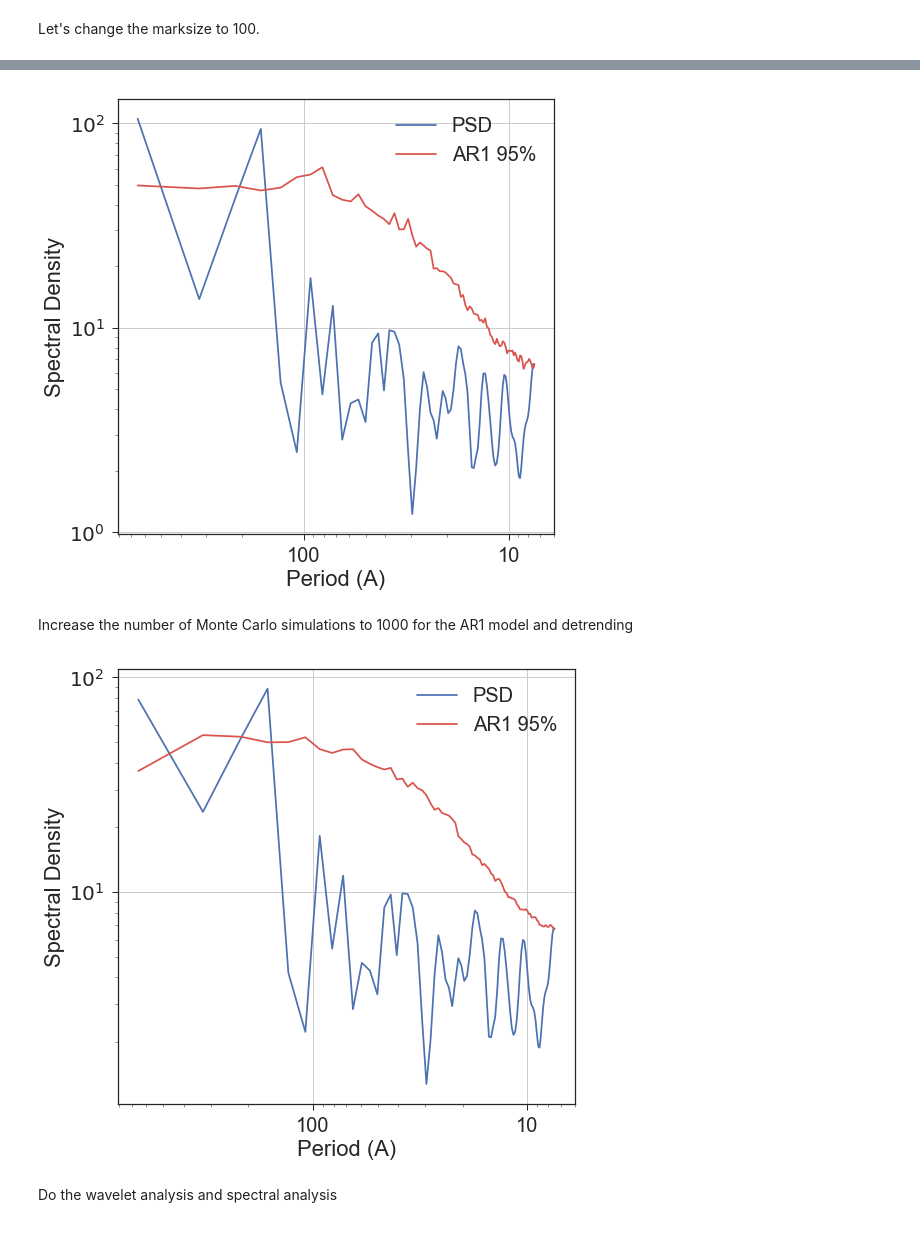
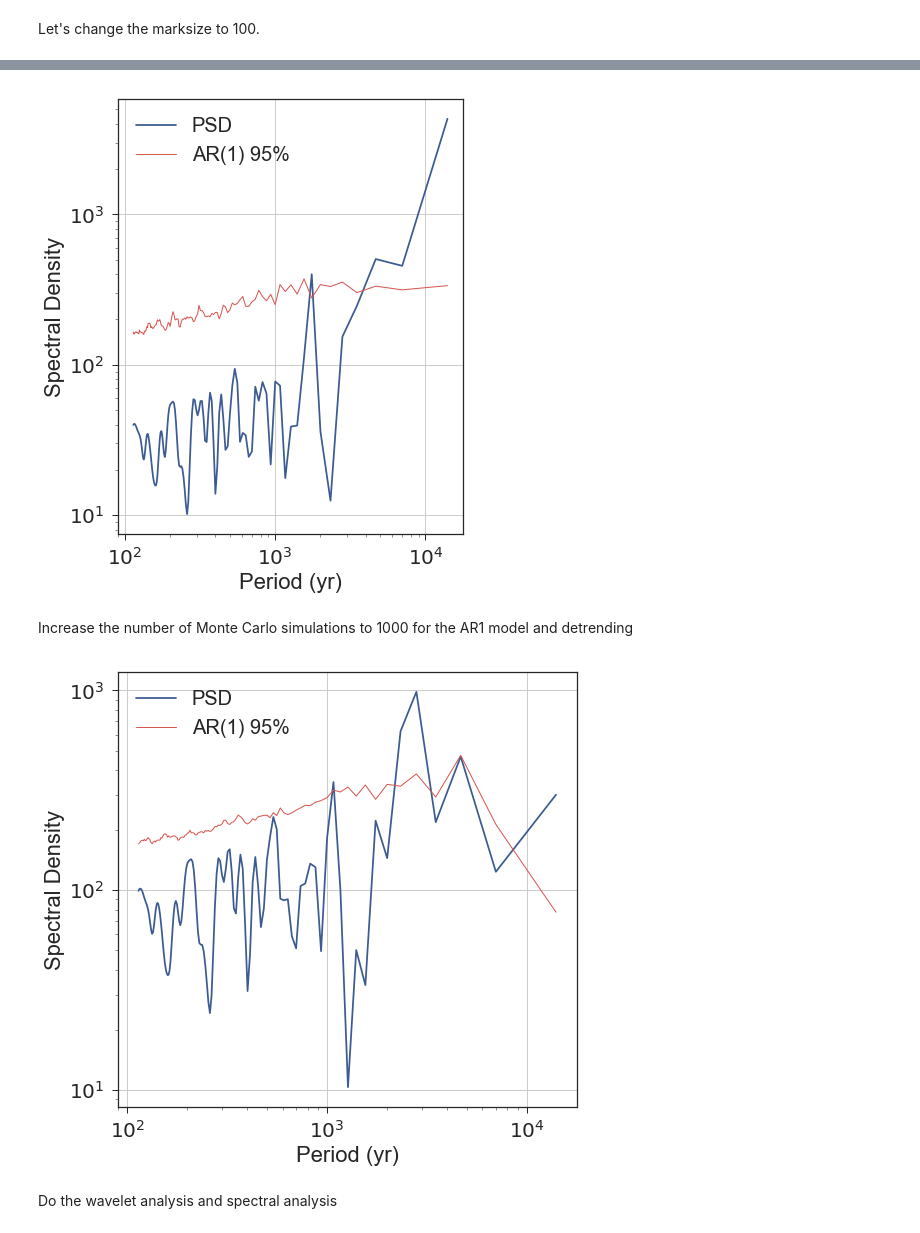
Before and after one commit to LinkedEarth/Pyleoclim_util, a Jupyter notebook: Example/PyleoclimQuickstart.ipynb, the cells around one changed output, grey strips where cells are left out. Cells and saved outputs as stored; diff of their text form; code cells hidden in the pictures.

```diff
--- a/Example/PyleoclimQuickstart.ipynb
+++ b/Example/PyleoclimQuickstart.ipynb
@@ -611,16 +782,16 @@ Returns:
 * fig: The figure
 # %%
 %matplotlib inline
-dict_out, fig = pyleo.wwzTs(timeseries=ts_list[27])
+dict_out, fig = pyleo.wwzTs(timeseries=ts_list[40])
 # %% [output]
-[figure, old version]
+[figure, new version]
 # %% [markdown]
 Increase the number of Monte Carlo simulations to 1000 for the AR1 model and detrending
 # %%
 %matplotlib inline
-dict_out, fig = pyleo.wwzTs(timeseries = ts_list[27], psd_default={'nMC':1000, 'detrend':'linear'})
+dict_out, fig = pyleo.wwzTs(timeseries = ts_list[40], psd_default={'nMC':1000, 'detrend':'linear'})
 # %% [output]
-[figure, old version]
+[figure, new version]
 # %% [markdown]
 Do the wavelet analysis and spectral analysis
 # %%
```
Also changed, not shown: parts of 34 cells of this notebook, 5 other files.
